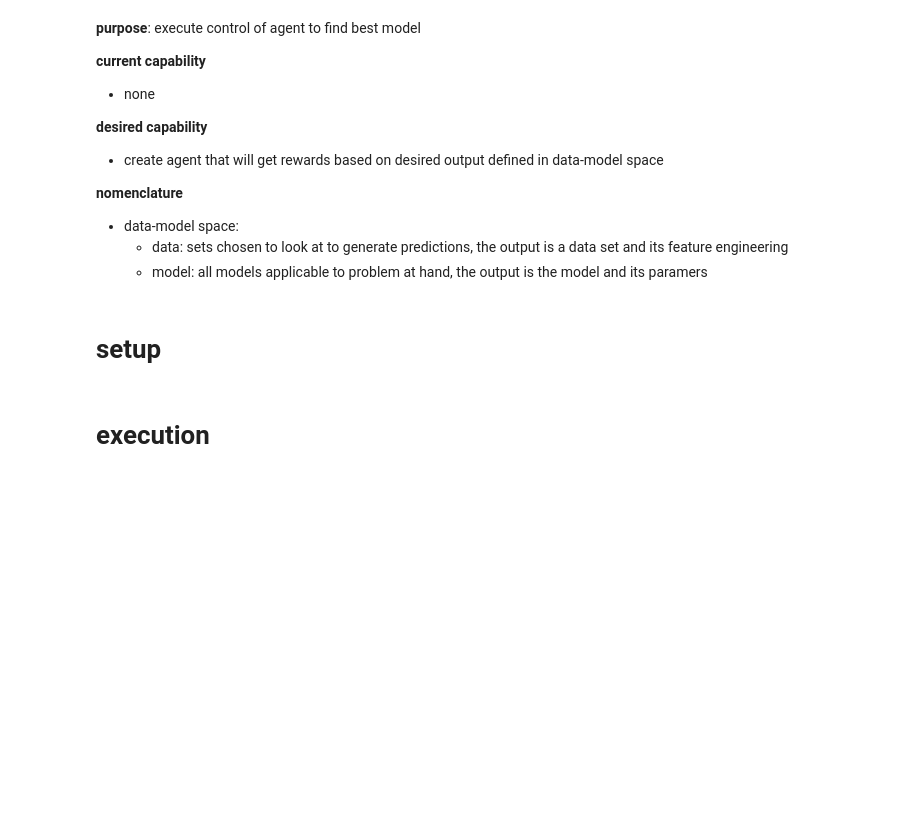
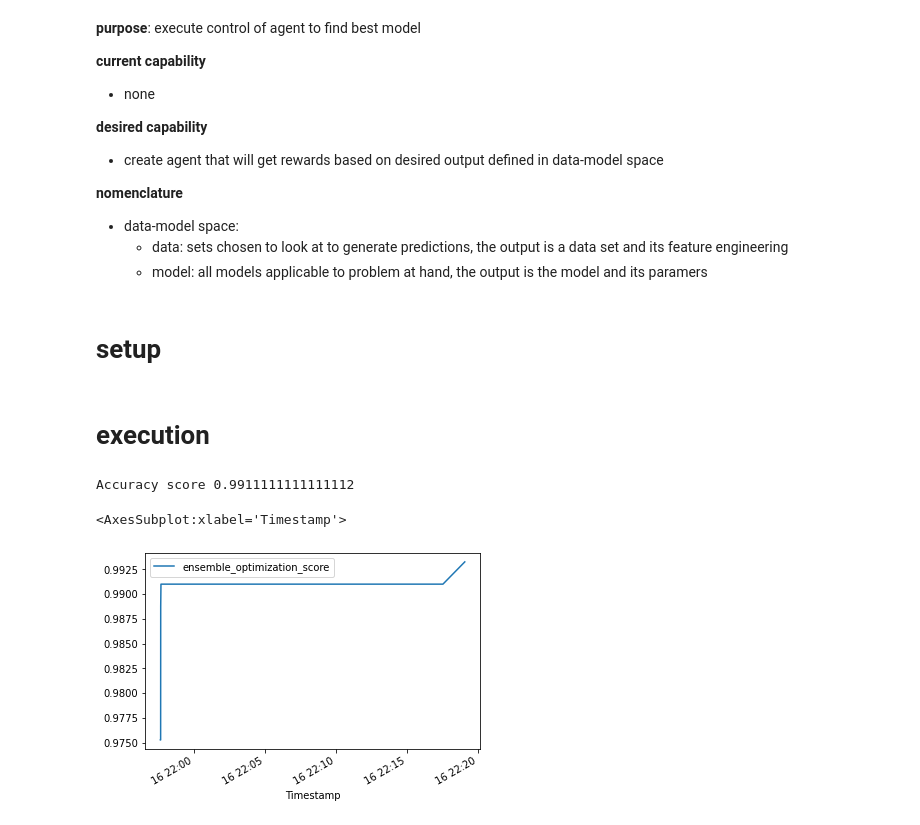
Before and after one commit to xvanov/kagglai, a Jupyter notebook: master_executor.ipynb, the cells around one changed output. Cells and saved outputs as stored; diff of their text form; code cells hidden in the pictures; blank space fills up the shorter version.

Commit message:
auto-sklearn exploration

```diff
--- a/master_executor.ipynb
+++ b/master_executor.ipynb
@@ -20,2 +24,18 @@ import pandas as pd
 # %% [markdown]
 # execution
+# %%
+X, y = sklearn.datasets.load_digits(return_X_y=True)
+X_train, X_test, y_train, y_test = \
+    sklearn.model_selection.train_test_split(X, y, random_state=1)
+automl = autosklearn.classification.AutoSklearnClassifier()
+automl.fit(X_train, y_train)
+y_hat = automl.predict(X_test)
+print("Accuracy score", sklearn.metrics.accuracy_score(y_test, y_hat))
+# runs in 1 hour
+# %% [output]
+Accuracy score 0.9911111111111112
+# %%
+automl.performance_over_time_.plot(x = 'Timestamp', y = 'ensemble_optimization_score')
+# %% [output]
+<AxesSubplot:xlabel='Timestamp'>
+[figure, added]
```
Also changed, not shown: parts of 5 cells of this notebook.
